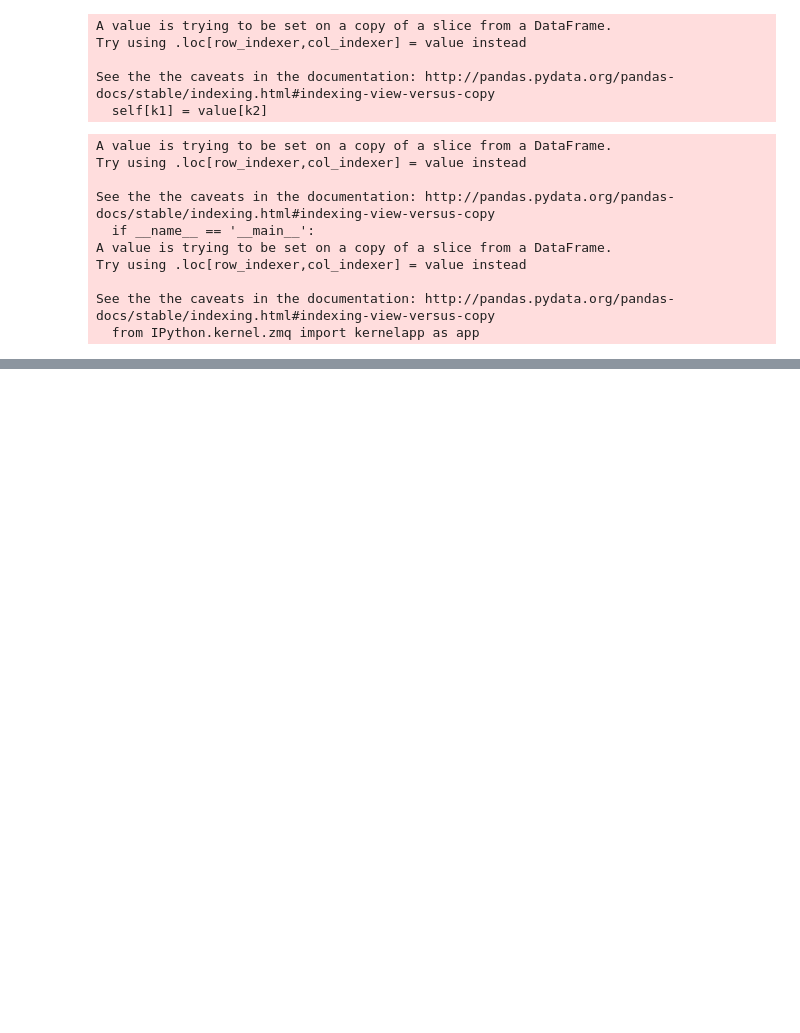
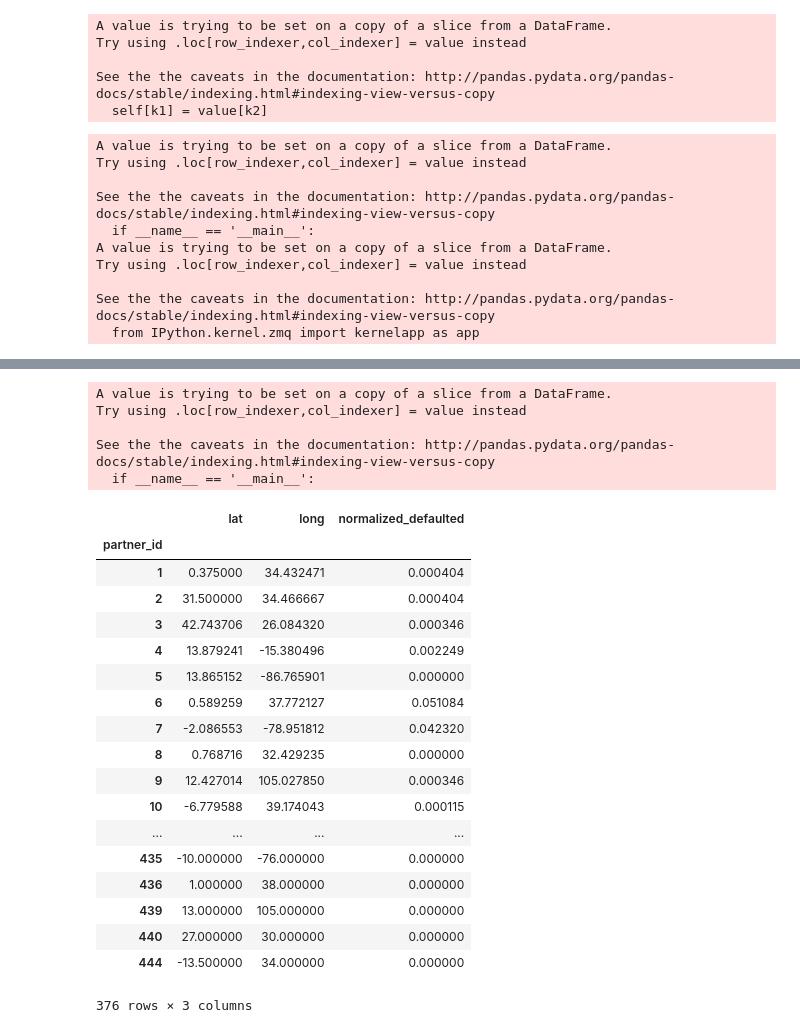
Before and after one commit to kush99993s/defaultfinder, a Jupyter notebook: code/EDA.ipynb, the cells around one changed output, grey strips where cells are left out. Cells and saved outputs as stored; diff of their text form; code cells hidden in the pictures; blank space fills up the shorter version.

```diff
--- a/code/EDA.ipynb
+++ b/code/EDA.ipynb
@@ -1099,0 +1139,4 @@ z2.to_csv("/home/patanjalichanakya/Documents/Galvanize/find_defaulter/data/parte
+# %%
+z2 = df.groupby("partner_id").sum()
+# %%
+z3 = z[["lat", "long"]]
@@ -1099,0 +1145,2 @@ z2.to_csv("/home/patanjalichanakya/Documents/Galvanize/find_defaulter/data/parte
+# %%
+z2["defaulted"] = z2.defaulted/sum(z2.defaulted)
@@ -1099,0 +1158,30 @@ z2.to_csv("/home/patanjalichanakya/Documents/Galvanize/find_defaulter/data/parte
+# %%
+z3["normalized_defaulted"] = z2.defaulted
+# %% [output]
+A value is trying to be set on a copy of a slice from a DataFrame.
+Try using .loc[row_indexer,col_indexer] = value instead
+
+See the the caveats in the documentation: http://pandas.pydata.org/pandas-docs/stable/indexing.html#indexing-view-versus-copy
+  if __name__ == '__main__':
+# %%
+z3
+# %% [output]
+|  | lat | long | normalized_defaulted |
+| partner_id |  |  |  |
+| 1 | 0.375000 | 34.432471 | 0.000404 |
+| 2 | 31.500000 | 34.466667 | 0.000404 |
+| 3 | 42.743706 | 26.084320 | 0.000346 |
+| 4 | 13.879241 | -15.380496 | 0.002249 |
+| 5 | 13.865152 | -86.765901 | 0.000000 |
+| 6 | 0.589259 | 37.772127 | 0.051084 |
+| 7 | -2.086553 | -78.951812 | 0.042320 |
+| 8 | 0.768716 | 32.429235 | 0.000000 |
+| 9 | 12.427014 | 105.027850 | 0.000346 |
+| 10 | -6.779588 | 39.174043 | 0.000115 |
+| ... | ... | ... | ... |
+| 435 | -10.000000 | -76.000000 | 0.000000 |
+| 436 | 1.000000 | 38.000000 | 0.000000 |
+| 439 | 13.000000 | 105.000000 | 0.000000 |
+| 440 | 27.000000 | 30.000000 | 0.000000 |
+| 444 | -13.500000 | 34.000000 | 0.000000 |
+376 rows × 3 columns
```
Also changed, not shown: parts of 19 cells of this notebook, 4 other files.
